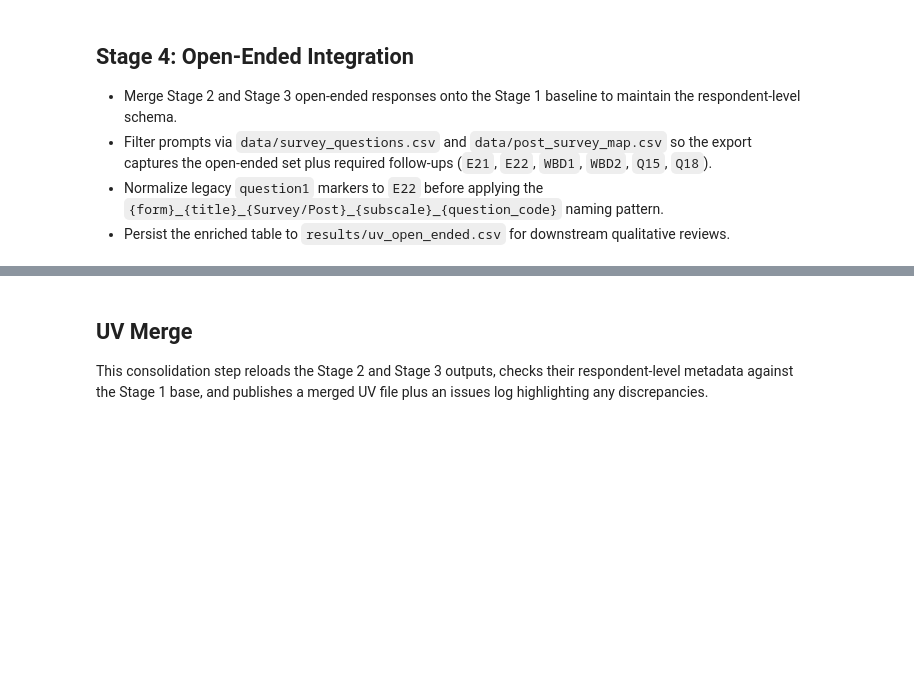
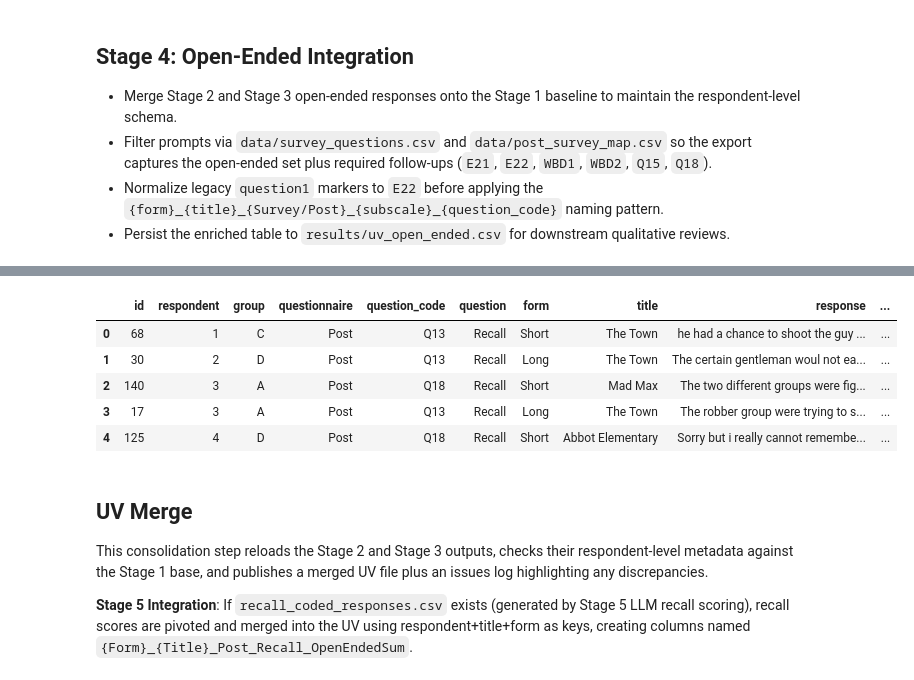
Before and after one commit to NeuralSenseCode/544_WBD_CXCU, a Jupyter notebook: analysis/assemble_uv.ipynb, the cells around one changed output, grey strips where cells are left out. Cells and saved outputs as stored; diff of their text form; code cells hidden in the pictures; blank space fills up the shorter version.

Commit message:
Integrate Stage 5 recall scoring workflow

```diff
--- a/analysis/assemble_uv.ipynb
+++ b/analysis/assemble_uv.ipynb
@@ -2596,0 +2841,67 @@ Wrote results\uv_open_ended_long.csv with 737 rows and 8 columns.
+# %%
+# Execute Method 2 recall scoring and persist outputs
+if "recall_df" not in globals():
+    raise RuntimeError("recall_df is not defined. Re-run the Stage 5 setup cells first.")
+if "model_events_lookup" not in globals():
+    raise RuntimeError("model_events_lookup is not defined. Re-run the event parsing cell first.")
+if openai_client is None:
+    raise RuntimeError("OPENAI_API_KEY is not configured. Set it before running Stage 5 recall scoring.")
+
+if recall_df.empty:
+    raise ValueError("Recall dataframe is empty; nothing to score.")
+
+print(f"Scoring {len(recall_df)} recall responses in batches of {BATCH_SIZE} using {MODEL_NAME}.")
+
+all_results: List[Dict[str, object]] = []
+missing_event_keys: set[Tuple[str, str]] = set()
+
+for batch_index, start in enumerate(range(0, len(recall_df), BATCH_SIZE), start=1):
+    batch_df = recall_df.iloc[start : start + BATCH_SIZE]
+    prompt_text, missing_keys = build_batch_prompt(batch_df, model_events_lookup)
+    if missing_keys:
+        missing_event_keys.update(missing_keys)
+
+    raw_response = call_llm_batch(
+        prompt_text,
+        client_obj=openai_client,
+        model=MODEL_NAME,
+    )
+    batch_results = parse_llm_json(raw_response)
+
+    # Normalise data types for downstream merging
+    for entry in batch_results:
+        entry["id"] = int(entry["id"])
+        entry["recall_score"] = int(entry["recall_score"])
+        entry["confidence_score"] = int(entry["confidence_score"])
+
+    all_results.extend(batch_results)
+    print(f"  ✓ Batch {batch_index} scored ({len(batch_results)} rows)")
+
+if missing_event_keys:
+    print("Warning: Missing model events for the following title/form combinations:")
+    for title_key, form_key in sorted(missing_event_keys):
+        print(f"  - Title: {title_key} | Form: {form_key}")
+
+if not all_results:
+    raise RuntimeError("No scores were returned by the LLM. Aborting Stage 5 output.")
+
+scored_recall_df = enrich_dataframe_with_scores(recall_df, all_results)
+scored_recall_df = scored_recall_df.sort_values(["respondent", "title", "form", "id"]).reset_index(drop=True)
+
+score_columns = ["recall_score", "confidence_score"]
+valid_scores = scored_recall_df.dropna(subset=score_columns)
+missing_count = len(scored_recall_df) - len(valid_scores)
+
+scored_recall_df.to_csv(RECALL_OUTPUT_PATH, index=False)
+print("\nRecall scoring complete.")
+print(f"  Output saved to: {RECALL_OUTPUT_PATH.relative_to(project_root)}")
+print(f"  Total rows: {len(scored_recall_df)}")
+print(f"  Scored rows: {len(valid_scores)}")
+print(f"  Rows missing scores: {missing_count}")
+
+summary = valid_scores[score_columns].describe()
+print("\nScore distribution (valid rows):")
+print(summary)
+
+scored_recall_df.head(5)
+# %% [output]
@@ -2597,6 +2925,14 @@ Wrote results\uv_open_ended_long.csv with 737 rows and 8 columns.
+|  | id | respondent | group | questionnaire | question_code | question | form | title | response | ... |
+| 0 | 68 | 1 | C | Post | Q13 | Recall | Short | The Town | he had a chance to shoot the guy ... | ... |
+| 1 | 30 | 2 | D | Post | Q13 | Recall | Long | The Town | The certain gentleman woul not ea... | ... |
+| 2 | 140 | 3 | A | Post | Q18 | Recall | Short | Mad Max | The two different groups were fig... | ... |
+| 3 | 17 | 3 | A | Post | Q13 | Recall | Long | The Town | The robber group were trying to s... | ... |
+| 4 | 125 | 4 | D | Post | Q18 | Recall | Short | Abbot Elementary | Sorry but i really cannot remembe... | ... |
 # %% [markdown]
 ## UV Merge
 This consolidation step reloads the Stage 2 and Stage 3 outputs, checks their respondent-level metadata against the Stage 1 base, and publishes a merged UV file plus an issues log highlighting any discrepancies.
+
+**Stage 5 Integration**: If `recall_coded_responses.csv` exists (generated by Stage 5 LLM recall scoring), recall scores are pivoted and merged into the UV using respondent+title+form as keys, creating columns named `{Form}_{Title}_Post_Recall_OpenEndedSum`.
 # %%
 # UV Merge with recall-coded open-ended scores
 import numpy as np
```
Also changed, not shown: parts of 16 cells of this notebook, 14 other files.
